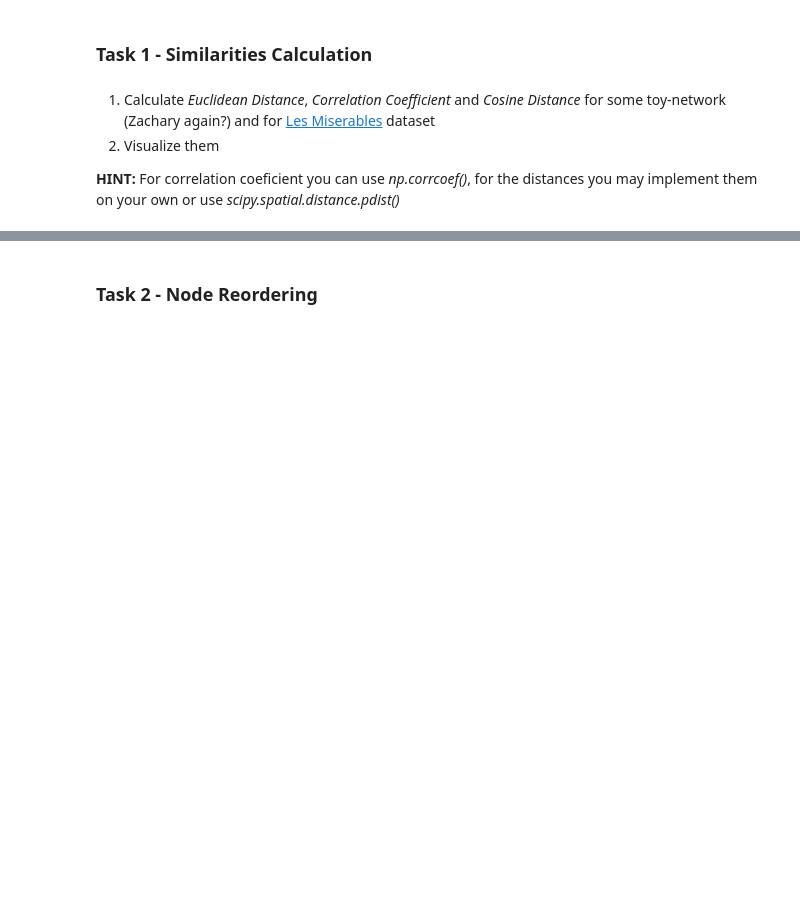
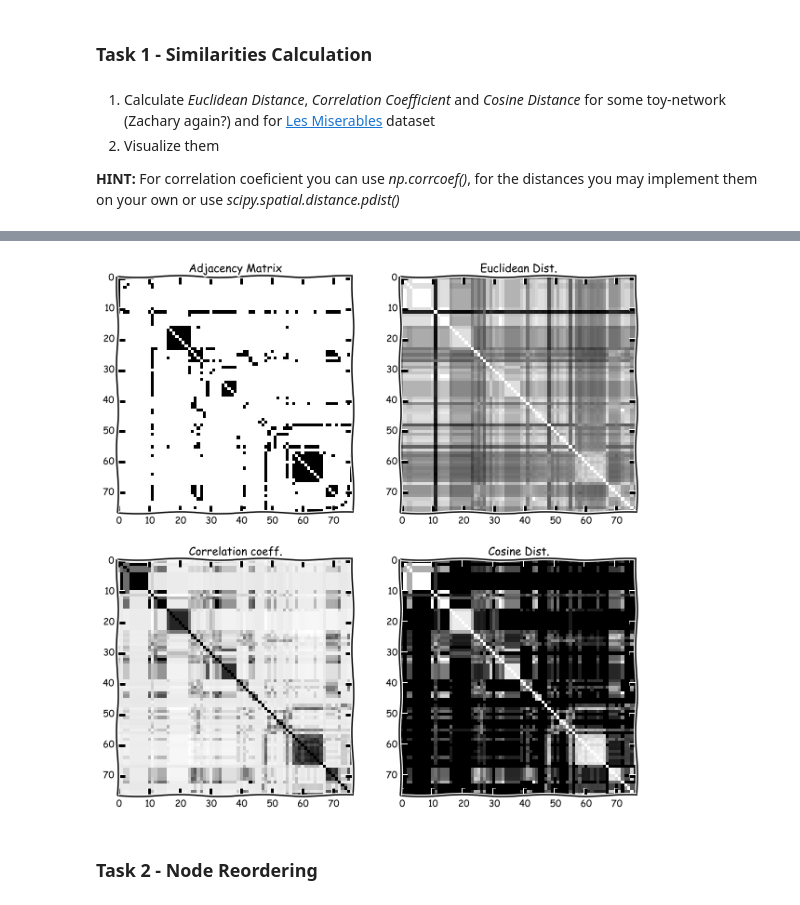
Before and after one commit to shestakoff/social_ntwks, a Jupyter notebook: struct_sim.ipynb, the cells around one changed output, grey strips where cells are left out. Cells and saved outputs as stored; diff of their text form; code cells hidden in the pictures; blank space fills up the shorter version.

```diff
--- a/struct_sim.ipynb
+++ b/struct_sim.ipynb
@@ -28,3 +55,11 @@ For correlation coeficient you can use *np.corrcoef()*, for the distances you ma
+# %%
+G = nx.read_gml('lesmis.gml')
+A = nx.to_numpy_matrix(G, dtype=int)
+A = np.asarray(A)
+
+plotDist(A)
+# %% [output]
+[figure, added]
 # %% [markdown]
 ### Task 2 - Node Reordering
 # %% [markdown]
```
Also changed, not shown: parts of 13 cells of this notebook.
